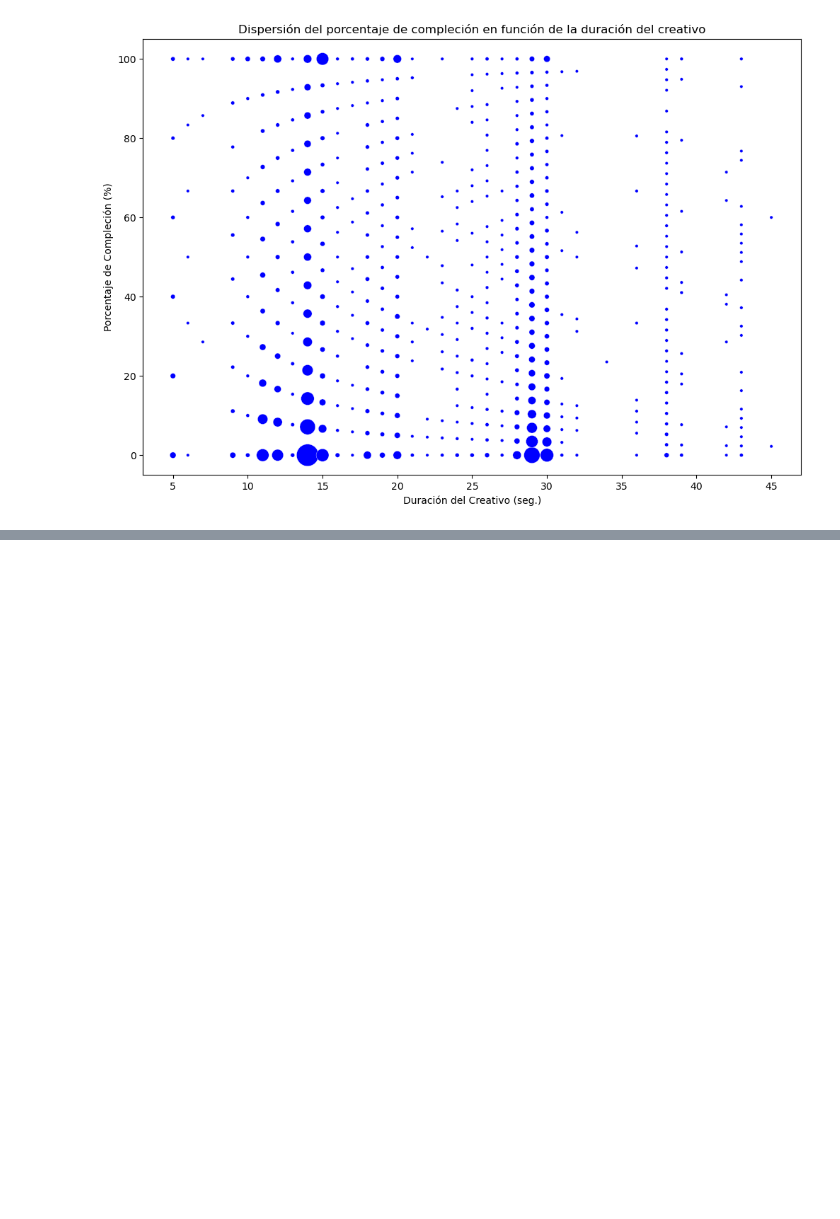
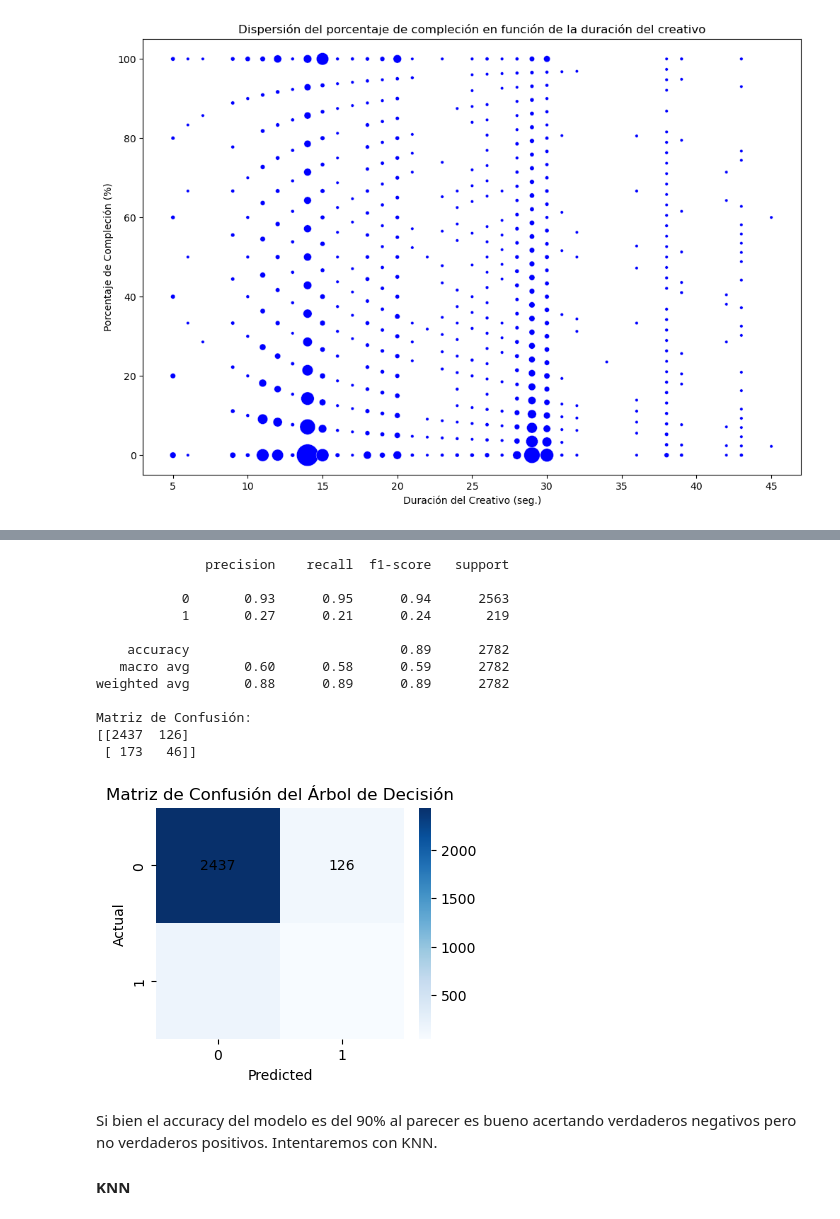
Before and after one commit to garcia-damian/Data-Science-Fundamentals, a Jupyter notebook: ProyectoDS_ParteI_García_Damián.ipynb, the cells around one changed output, grey strips where cells are left out. Saved outputs shown, nothing was run; the diff lists cells and outputs as text; code cells hidden in the pictures; blank space fills up the shorter version.

```diff
--- a/ProyectoDS_ParteI_García_Damián.ipynb
+++ b/ProyectoDS_ParteI_García_Damián.ipynb
@@ -523,0 +780,49 @@ Para finalizar, se destaca la clara influencia de la duración de los creativos
+# %%
+from sklearn.tree import DecisionTreeClassifier
+from sklearn.metrics import confusion_matrix, classification_report
+
+# Separamos las features y la variable objetivo
+y = df['is_completed']
+
+X_train, X_test, y_train, y_test = train_test_split(X_encoded, y, test_size=0.2, random_state=42)
+
+# Inicializamos y entrenamos el modelo de Árbol de Decisión
+model = DecisionTreeClassifier(random_state=42)
+model.fit(X_train, y_train)
+
+# Realizamos predicciones en el conjunto de prueba
+y_pred = model.predict(X_test)
+
+# Reporte de performance del modelo
+print(classification_report(y_test, y_pred))
+
+# Matriz de confusión
+conf_matrix = confusion_matrix(y_test, y_pred)
+print("Matriz de Confusión:")
+print(conf_matrix)
+
+# Visualización de la matriz de confusión
+plt.figure(figsize=(4, 3))
+sns.heatmap(conf_matrix, annot=True, fmt="d", cmap="Blues", annot_kws={'color': 'black'})
+plt.xlabel('Predicted')
+plt.ylabel('Actual')
+plt.title('Matriz de Confusión del Árbol de Decisión')
+plt.show()
+# %% [output]
+              precision    recall  f1-score   support
+
+           0       0.93      0.95      0.94      2563
+           1       0.27      0.21      0.24       219
+
+    accuracy                           0.89      2782
+   macro avg       0.60      0.58      0.59      2782
+weighted avg       0.88      0.89      0.89      2782
+
+Matriz de Confusión:
+[[2437  126]
+ [ 173   46]]
+[figure, added]
+# %% [markdown]
+Si bien el accuracy del modelo es del 90% al parecer es bueno acertando verdaderos negativos pero no verdaderos positivos. Intentaremos con KNN.
+
+#### KNN
```
Also changed, not shown: parts of 27 cells of this notebook.
